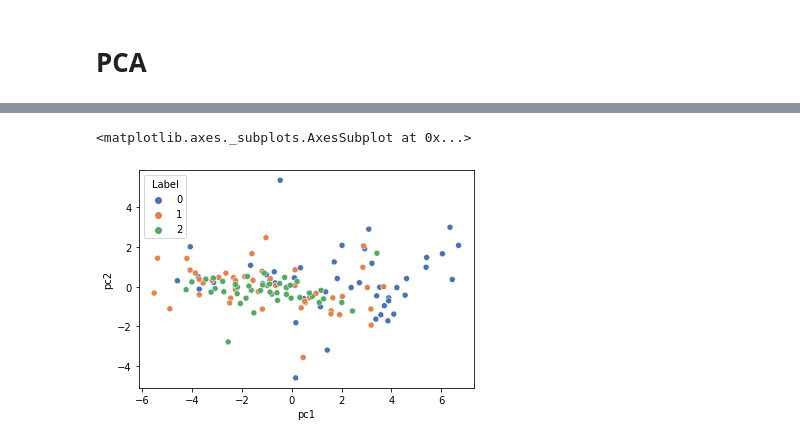
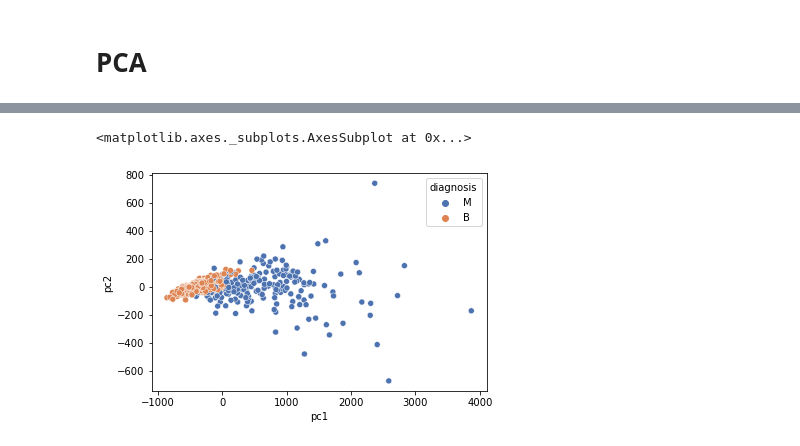
Before and after one commit to sudheer-k-bhat/me-2sem-mlb, a Jupyter notebook: svm/2.ipynb, the cells around one changed output, grey strips where cells are left out. Saved outputs shown, nothing was run; the diff lists cells and outputs as text; code cells hidden in the pictures.

Commit message:
Updated SVM dataset & plots.

```diff
--- a/svm/2.ipynb
+++ b/svm/2.ipynb
@@ -30 +26,6 @@ df = df.to_numpy()
+# %%
+df2 = pd.read_csv('../deep-learning(ann, cnn)/data/data.csv')
+del df2['Unnamed: 32']
+
+df = df2.to_numpy()
 # %%
@@ -232,10 +239,8 @@ Accuracy: 0.578 (0.060)
 # %%
 from sklearn.decomposition import PCA
 
-df2 = pd.read_csv('data/OralCancerData.csv', sep=',', header = 0, index_col = 0)
-
 pca = PCA(n_components=2)
-pcs = pca.fit_transform(df2.iloc[:, :-1])
+pcs = pca.fit_transform(df2.iloc[:, 2:])
 df2['pc1'] = pcs[:,0]
 df2['pc2'] = pcs[:,1]
 df2.head()
@@ -250,6 +255,6 @@ df2.head()
 # %%
 import seaborn as sns
-sns.scatterplot(data=df2, x='pc1', y='pc2', hue='Label', palette='deep')
+sns.scatterplot(data=df2, x='pc1', y='pc2', hue='diagnosis', palette='deep')
 # %% [output]
 <matplotlib.axes._subplots.AxesSubplot at 0x...>
-[figure, old version]
+[figure, new version]
```
Also changed, not shown: parts of 12 cells of this notebook.
